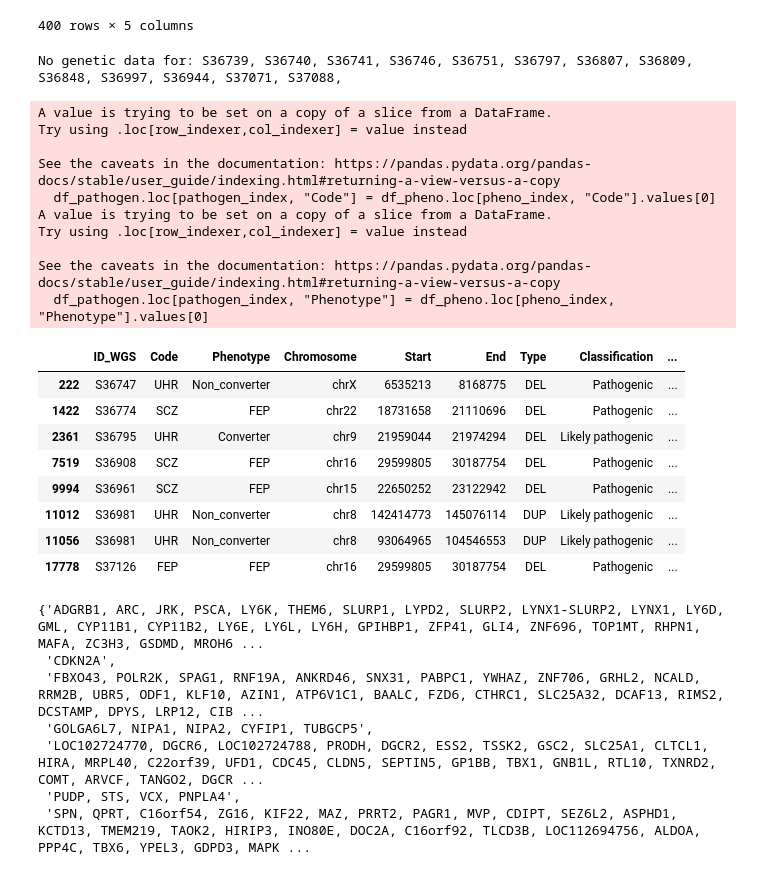
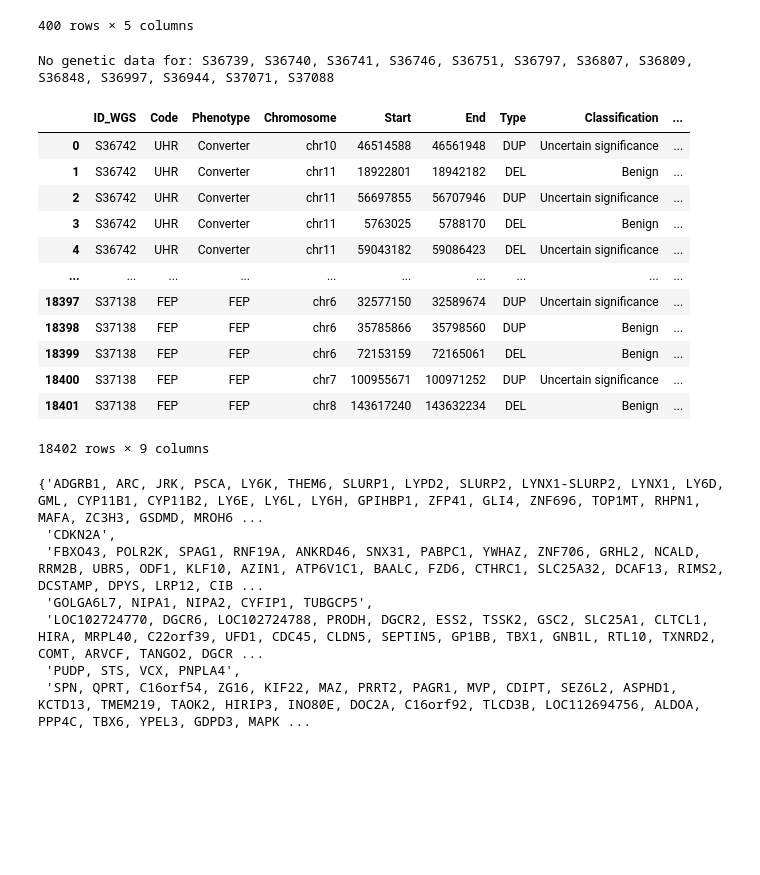
Before and after one commit to zhukovanadezhda/schizophrenia-prediction, a Jupyter notebook: annalyse.ipynb, the cells around one changed output. Cells and saved outputs as stored; diff of their text form; code cells hidden in the pictures; blank space fills up the shorter version.

```diff
--- a/annalyse.ipynb
+++ b/annalyse.ipynb
@@ -57,43 +58,40 @@ df_pheno
 # %%
 print("No genetic data for:", end=" ")
 
+wgs_ids = []
+
 for id in df_pheno["ID_WGS"].to_list():
     if id not in df["ID_WGS"].to_list():
-        print(id, end=", ")
+        wgs_ids.append(id)
+
+print(", ".join(wgs_ids))
 # %% [output]
-No genetic data for: S36739, S36740, S36741, S36746, S36751, S36797, S36807, S36809, S36848, S36997, S36944, S37071, S37088,
+No genetic data for: S36739, S36740, S36741, S36746, S36751, S36797, S36807, S36809, S36848, S36997, S36944, S37071, S37088
 # %%
-df_pathogen = df[(df["Classification"] == "Pathogenic") | (df["Classification"] == "Likely pathogenic")]
+for id in df["ID_WGS"]:
+    df_index = df["ID_WGS"] == id
+    pheno_index = df_pheno["ID_WGS"] == id
+    column_names = ["Code", "Phenotype"]
+    for column in column_names:
+        df.loc[df_index, column] = df_pheno.loc[pheno_index, column].values[0]
 
-for id in df_pathogen["ID_WGS"]:
-    pathogen_index = df_pathogen["ID_WGS"] == id
-    pheno_index = df_pheno["ID_WGS"] == id
-    df_pathogen.loc[pathogen_index, "Code"] = df_pheno.loc[pheno_index, "Code"].values[0]
-    df_pathogen.loc[pathogen_index, "Phenotype"] = df_pheno.loc[pheno_index, "Phenotype"].values[0]
-
-df_pathogen = df_pathogen[["ID_WGS", "Code", "Phenotype", "Chromosome", "Start", "End", "Type", "Classification", "Protein_coding_genes"]]
-df_pathogen.to_csv("results/pathogenic_cnv.csv", index=False)
-df_pathogen
+df = df[["ID_WGS", "Code", "Phenotype", "Chromosome", "Start", "End", "Type", "Classification", "Protein_coding_genes"]]
+df.to_csv("results/cnv_phenotypes.csv", index=False)
+df
 # %% [output]
+|  | ID_WGS | Code | Phenotype | Chromosome | Start | End | Type | Classification | ... |
+| 0 | S36742 | UHR | Converter | chr10 | 46514588 | 46561948 | DUP | Uncertain significance | ... |
+| 1 | S36742 | UHR | Converter | chr11 | 18922801 | 18942182 | DEL | Benign | ... |
+| 2 | S36742 | UHR | Converter | chr11 | 56697855 | 56707946 | DUP | Uncertain significance | ... |
+| 3 | S36742 | UHR | Converter | chr11 | 5763025 | 5788170 | DEL | Benign | ... |
+| 4 | S36742 | UHR | Converter | chr11 | 59043182 | 59086423 | DEL | Uncertain significance | ... |
+| ... | ... | ... | ... | ... | ... | ... | ... | ... | ... |
+| 18397 | S37138 | FEP | FEP | chr6 | 32577150 | 32589674 | DUP | Uncertain significance | ... |
+| 18398 | S37138 | FEP | FEP | chr6 | 35785866 | 35798560 | DUP | Benign | ... |
+| 18399 | S37138 | FEP | FEP | chr6 | 72153159 | 72165061 | DEL | Benign | ... |
+| 18400 | S37138 | FEP | FEP | chr7 | 100955671 | 100971252 | DUP | Uncertain significance | ... |
+| 18401 | S37138 | FEP | FEP | chr8 | 143617240 | 143632234 | DEL | Benign | ... |
-A value is trying to be set on a copy of a slice from a DataFrame.
-Try using .loc[row_indexer,col_indexer] = value instead
-
-See the caveats in the documentation: https://pandas.pydata.org/pandas-docs/stable/user_guide/indexing.html#returning-a-view-versus-a-copy
-  df_pathogen.loc[pathogen_index, "Code"] = df_pheno.loc[pheno_index, "Code"].values[0]
-A value is trying to be set on a copy of a slice from a DataFrame.
-Try using .loc[row_indexer,col_indexer] = value instead
-
-See the caveats in the documentation: https://pandas.pydata.org/pandas-docs/stable/user_guide/indexing.html#returning-a-view-versus-a-copy
-  df_pathogen.loc[pathogen_index, "Phenotype"] = df_pheno.loc[pheno_index, "Phenotype"].values[0]
+18402 rows × 9 columns
-|  | ID_WGS | Code | Phenotype | Chromosome | Start | End | Type | Classification | ... |
-| 222 | S36747 | UHR | Non_converter | chrX | 6535213 | 8168775 | DEL | Pathogenic | ... |
-| 1422 | S36774 | SCZ | FEP | chr22 | 18731658 | 21110696 | DEL | Pathogenic | ... |
-| 2361 | S36795 | UHR | Converter | chr9 | 21959044 | 21974294 | DEL | Likely pathogenic | ... |
-| 7519 | S36908 | SCZ | FEP | chr16 | 29599805 | 30187754 | DEL | Pathogenic | ... |
-| 9994 | S36961 | SCZ | FEP | chr15 | 22650252 | 23122942 | DEL | Pathogenic | ... |
-| 11012 | S36981 | UHR | Non_converter | chr8 | 142414773 | 145076114 | DUP | Likely pathogenic | ... |
-| 11056 | S36981 | UHR | Non_converter | chr8 | 93064965 | 104546553 | DUP | Likely pathogenic | ... |
-| 17778 | S37126 | FEP | FEP | chr16 | 29599805 | 30187754 | DEL | Pathogenic | ... |
 # %%
 set(df_pathogen["Protein_coding_genes"].values.tolist())
 # %% [output]
```
Also changed, not shown: parts of 20 cells of this notebook.
